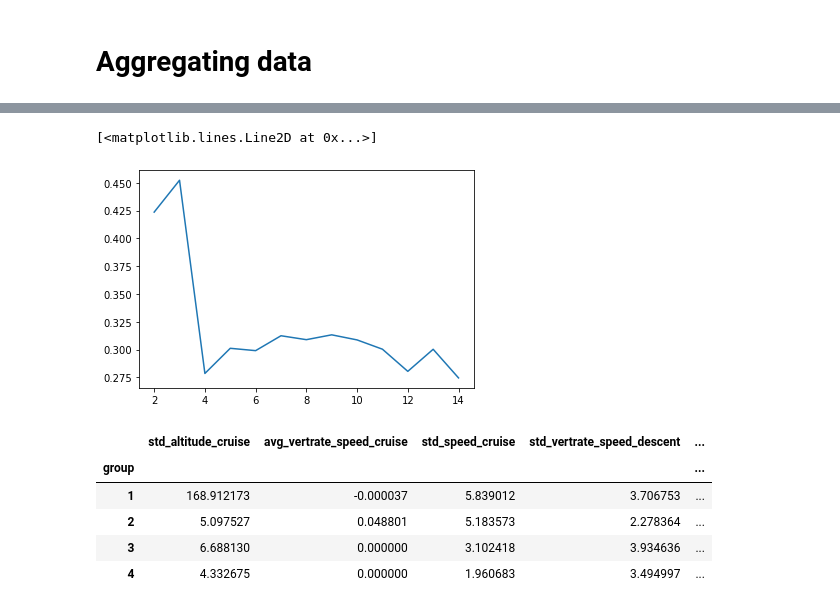
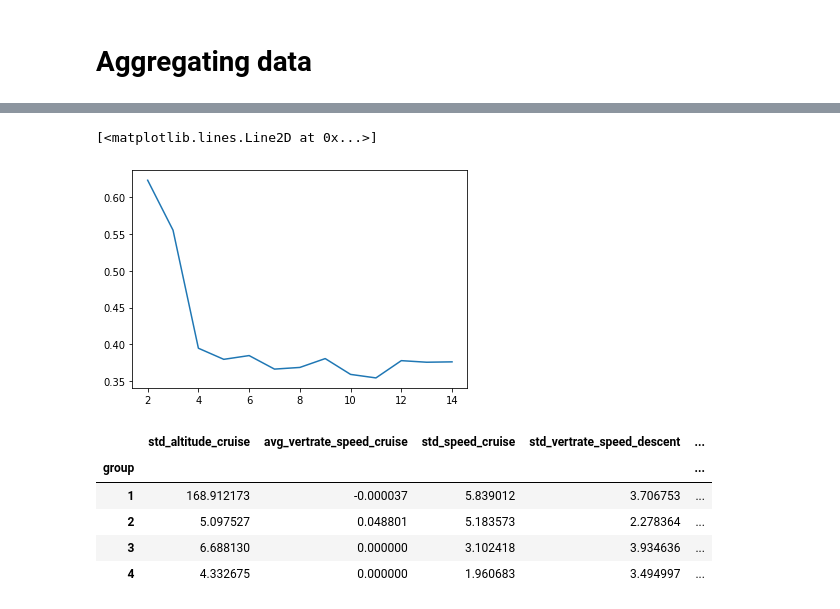
Before and after one commit to JZYoshi/AFDA, a Jupyter notebook: classification/Classification.ipynb, the cells around one changed output, grey strips where cells are left out. Saved outputs shown, nothing was run; the diff lists cells and outputs as text; code cells hidden in the pictures.

```diff
--- a/classification/Classification.ipynb
+++ b/classification/Classification.ipynb
@@ -24,7 +23,7 @@ from sklearn.ensemble import GradientBoostingClassifier
 from pretreatment import *
 from cluster import *
 # %%
-database_name = 'descriptors_1.db'
+database_name = 'descriptors_last.db'
 
 columns_dropped = ['icao', 'icao_airline', 'duration_cruise', 'airport_climb', 'airport_descent']
 
@@ -61,0 +64,4 @@ df_airlines = to_airlines(df_operation)
+# %%
+df_airlines = to_airlines(df, columns_remained)
+df_airlines_meteo = to_airlines(df_meteo, columns_remained_meteo)
+df_airlines_operation = to_airlines(df_operation, columns_remained_operation)
@@ -104,14 +202,14 @@ plt.plot(range(1,15),inertias)
 # %%
 # silhouette curve to determine optimal number of cluster for highest silhouette score
 from sklearn.metrics import silhouette_score
 silhouettes=[]
 for k in range(2,15):
-    kmeans = KMeans(n_clusters=k).fit(df_median_scaled)
-    silhouettes.append(silhouette_score(df_median_scaled,kmeans.labels_))
+    kmeans = KMeans(n_clusters=k).fit(df_airlines_operation)
+    silhouettes.append(silhouette_score(df_airlines_operation,kmeans.labels_))
 plt.plot(range(2,15),silhouettes)
 # %% [output]
 [<matplotlib.lines.Line2D at 0x...>]
-[figure, old version]
+[figure, new version]
 # %%
 # sort the result by the importance of features
 importance_column =
```
Also changed, not shown: parts of 19 cells of this notebook, 2 other files.
